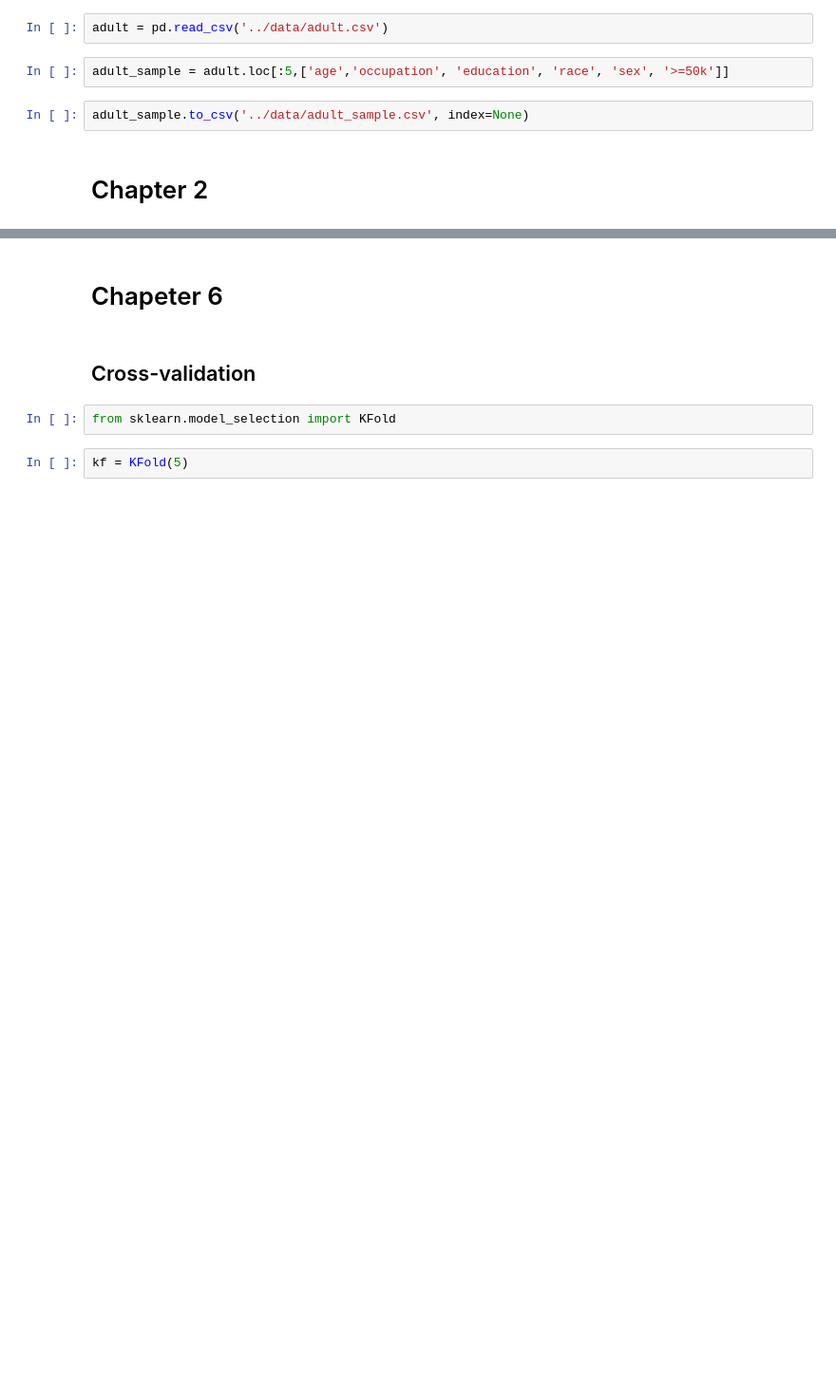
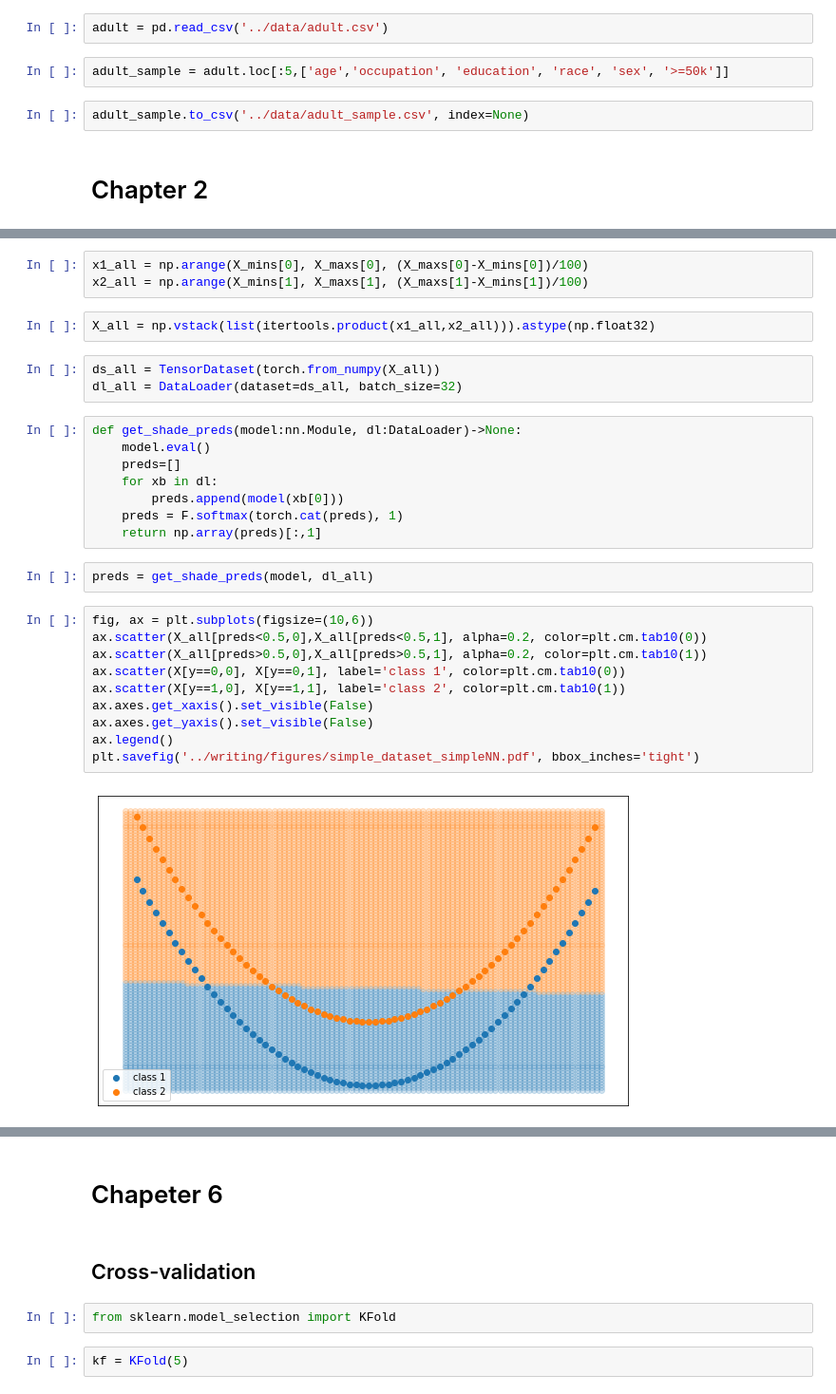
Before and after one commit to jandremarais/TabularLearner, a Jupyter notebook: code/figures.ipynb, the cells around one changed output, grey strips where cells are left out. Shown: that part at 95% size. Cells and saved outputs as stored; diff of their text form; blank space fills up the shorter version.

```diff
--- a/code/figures.ipynb
+++ b/code/figures.ipynb
@@ -55,0 +106,30 @@ plt.savefig('../writing/figures/simple_dataset.pdf')
+# %%
+x1_all = np.arange(X_mins[0], X_maxs[0], (X_maxs[0]-X_mins[0])/100)
+x2_all = np.arange(X_mins[1], X_maxs[1], (X_maxs[1]-X_mins[1])/100)
+# %%
+X_all = np.vstack(list(itertools.product(x1_all,x2_all))).astype(np.float32)
+# %%
+ds_all = TensorDataset(torch.from_numpy(X_all))
+dl_all = DataLoader(dataset=ds_all, batch_size=32)
+# %%
+def get_shade_preds(model:nn.Module, dl:DataLoader)->None:
+    model.eval()
+    preds=[]
+    for xb in dl:
+        preds.append(model(xb[0]))
+    preds = F.softmax(torch.cat(preds), 1)
+    return np.array(preds)[:,1]
+# %%
+preds = get_shade_preds(model, dl_all)
+# %%
+fig, ax = plt.subplots(figsize=(10,6))
+ax.scatter(X_all[preds<0.5,0],X_all[preds<0.5,1], alpha=0.2, color=plt.cm.tab10(0))
+ax.scatter(X_all[preds>0.5,0],X_all[preds>0.5,1], alpha=0.2, color=plt.cm.tab10(1))
+ax.scatter(X[y==0,0], X[y==0,1], label='class 1', color=plt.cm.tab10(0))
+ax.scatter(X[y==1,0], X[y==1,1], label='class 2', color=plt.cm.tab10(1))
+ax.axes.get_xaxis().set_visible(False)
+ax.axes.get_yaxis().set_visible(False)
+ax.legend()
+plt.savefig('../writing/figures/simple_dataset_simpleNN.pdf', bbox_inches='tight')
+# %% [output]
+[figure, added]
```
Also changed, not shown: parts of 25 cells of this notebook, 6 other files.
